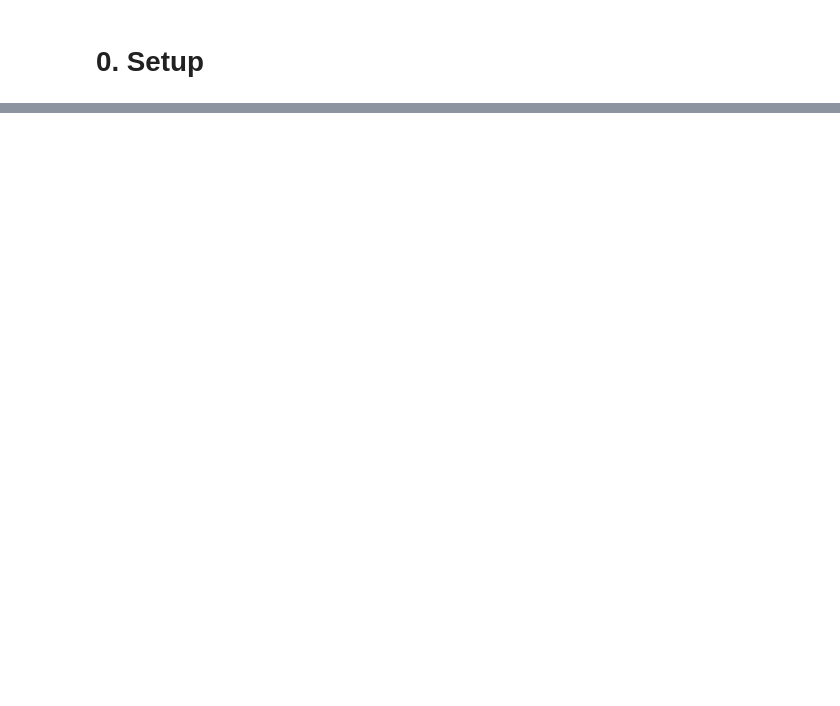
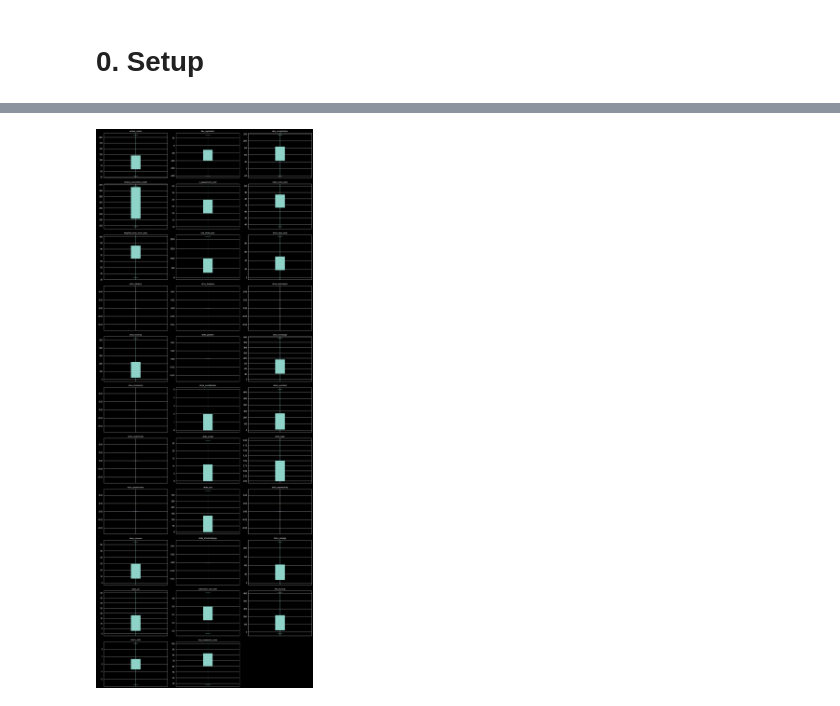
Before and after one commit to Radu-Voinea/IA-1, a Jupyter notebook: homework1.ipynb, the cells around one changed output, grey strips where cells are left out. Drawn from its saved outputs; the diff is of its cells as text; code cells hidden in the pictures; blank space fills up the shorter version.

```diff
--- a/homework1.ipynb
+++ b/homework1.ipynb
@@ -549,0 +111,25 @@ train_data = standardize_numerical(train_data)
+# %%
+def plot_grid(columns, df, plot_function, columns_count=3):
+	n = len(columns)
+	rows_count = math.ceil(n / columns_count)
+	fig, axes = plt.subplots(rows_count, columns_count, figsize=(columns_count * 5, rows_count * 3.5))
+	axes = np.array(axes).flatten()
+	last_i = -1
+
+	for i, column in enumerate(columns):
+		ax = axes[i]
+		data = df[column].dropna()
+
+		if data.empty:
+			ax.set_visible(False)
+			continue
+
+		plot_function(ax, column, data)
+		ax.set_title(column, fontsize=9)
+		last_i = i
+
+	for j in range(last_i + 1, len(axes)):
+		axes[j].set_visible(False)
+
+	plt.tight_layout()
+	plt.show()
@@ -549,0 +176,8 @@ train_data = standardize_numerical(train_data)
+# %%
+def boxplot_plot(ax, column, data):
+	data.plot(kind="box", ax=ax, patch_artist=True, showfliers=False)
+	ax.tick_params(axis="x", bottom=False, labelbottom=False)
+# %%
+plot_grid(continuous_columns + [target_regression], train_data, boxplot_plot)
+# %% [output]
+[figure, added]
```
Also changed, not shown: parts of 120 cells of this notebook.
